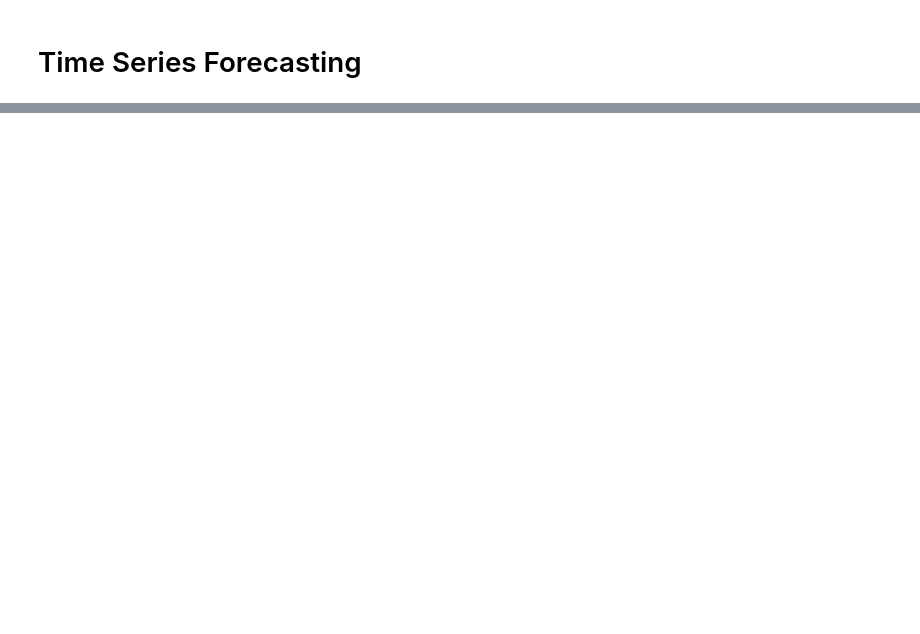
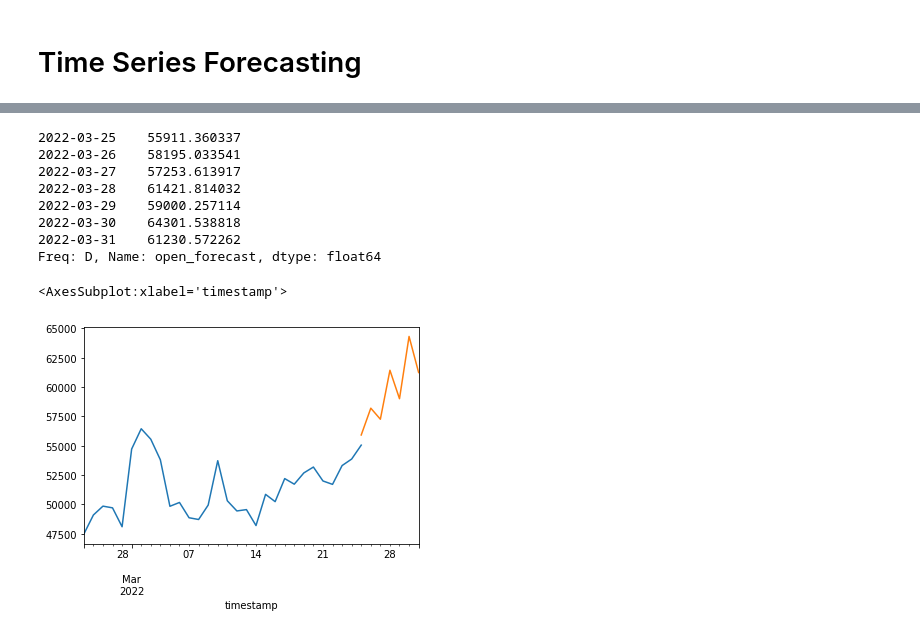
Before and after one commit to AedynLadd/sysc4906-termProject, a Jupyter notebook: src/models/TimeSeries.ipynb, the cells around one changed output, grey strips where cells are left out. Saved outputs shown, nothing was run; the diff lists cells and outputs as text; code cells hidden in the pictures; blank space fills up the shorter version.

```diff
--- a/src/models/TimeSeries.ipynb
+++ b/src/models/TimeSeries.ipynb
@@ -65,0 +157,31 @@ AttributeError: 'str' object has no attribute 'shape'
+# %%
+lag_order = results.k_ar
+
+print("LAG ORDER IS: {} ".format(lag_order))
+
+forecasting_input = df_difference.values[-lag_order:]
+
+
+fc = results.forecast(forecasting_input, steps=num_obs)
+
+print(df_difference.index[-1])
+
+idx = pd.date_range(str(df_difference.index[-1]), periods=num_obs, freq='D')
+
+df_forecast = pd.DataFrame(fc, index=idx, columns=df_difference.columns + '_2d')
+
+def invert_transformation(df_train, df_forecast, second_diff=False):
+    """Revert back the differencing to get the forecast to original scale."""
+    df_fc = df_forecast.copy()
+    columns = df_train.columns
+    for col in columns:
+        # Roll back 2nd Diff
+        if second_diff:
+            df_fc[str(col)+'_1d'] = (df_train[col].iloc[-1]-df_train[col].iloc[-2]) + df_fc[str(col)+'_2d'].cumsum()
+        # Roll back 1st Diff
+        df_fc[str(col)+'_forecast'] = df_train[col].iloc[-1] + df_fc[str(col)+'_1d'].cumsum()
+    return df_fc
+
+df_results = invert_transformation(merged_data[-regression_days_used:], df_forecast, second_diff=True)
+df_results.drop(["open_2d", "open_1d", "sentiment_1d", "sentiment_2d"], axis=1, inplace=True)
+print(df_results)
@@ -65,0 +208,5 @@ AttributeError: 'str' object has no attribute 'shape'
+# %%
+print(merged_data[-num_obs:])
+
+forecasts = df_results[["open_forecast", "sentiment_forecast"]]
+print(forecasts)
@@ -65,0 +231,20 @@ AttributeError: 'str' object has no attribute 'shape'
+# %%
+
+forecast_data = forecasts["open_forecast"]
+actual_data = merged_data[-30:]["open"]
+
+print(forecast_data)
+
+actual_data.plot(y="open")
+forecast_data.plot(y="open_forecast")
+# %% [output]
+2022-03-25    55911.360337
+2022-03-26    58195.033541
+2022-03-27    57253.613917
+2022-03-28    61421.814032
+2022-03-29    59000.257114
+2022-03-30    64301.538818
+2022-03-31    61230.572262
+Freq: D, Name: open_forecast, dtype: float64
+<AxesSubplot:xlabel='timestamp'>
+[figure, added]
```
Also changed, not shown: parts of 9 cells of this notebook, 21 other files.
